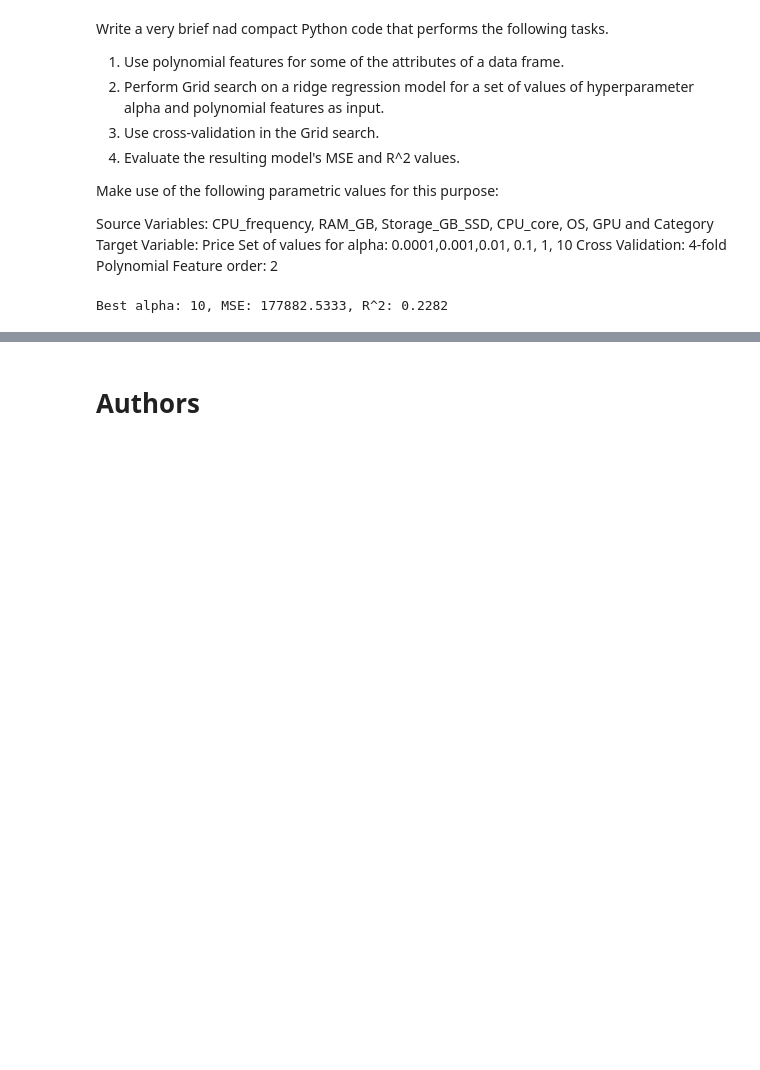
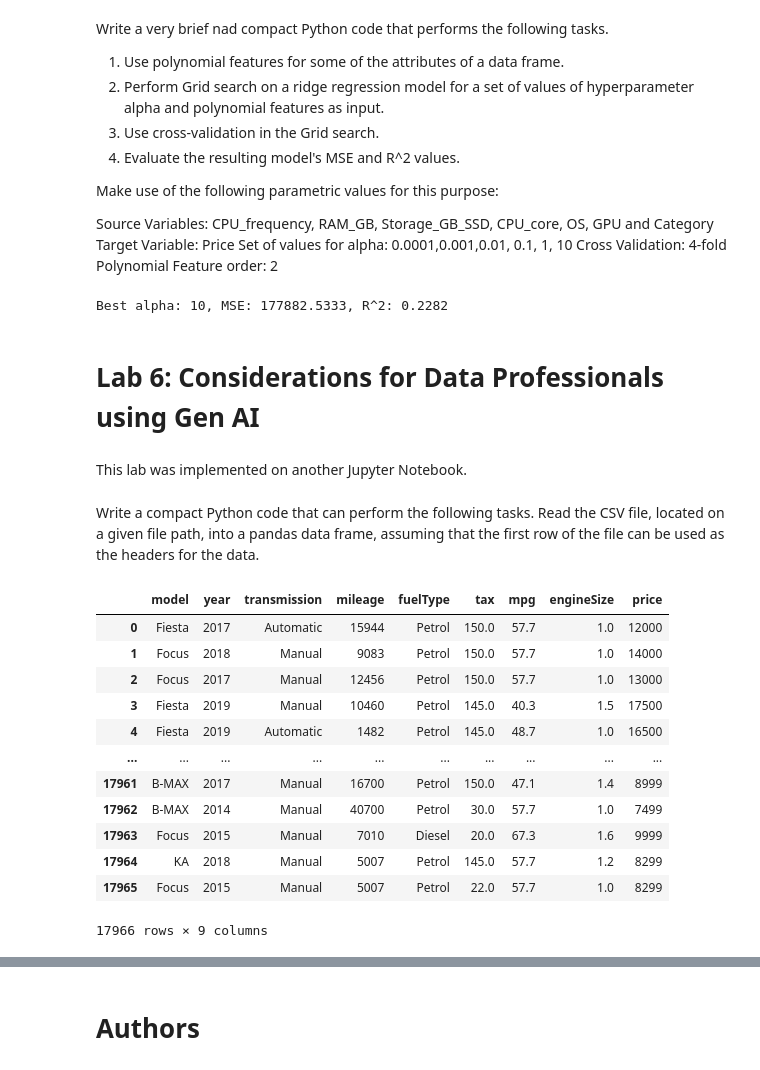
Before and after one commit to eyamrog/ibm_data_science, a Jupyter notebook: 11_Generative_AI_Test_Environment.ipynb, the cells around one changed output, grey strips where cells are left out. Cells and saved outputs as stored; diff of their text form; code cells hidden in the pictures; blank space fills up the shorter version.

```diff
--- a/11_Generative_AI_Test_Environment.ipynb
+++ b/11_Generative_AI_Test_Environment.ipynb
@@ -957,3 +957,7 @@ p = gs.predict(Xte)
 print(f"Best alpha: {gs.best_params_['ridge__alpha']}, MSE: {mean_squared_error(yte,p):.4f}, R^2: {r2_score(yte,p):.4f}")
 # %% [output]
 Best alpha: 10, MSE: 177882.5333, R^2: 0.2282
+# %% [markdown]
+# Lab 6: Considerations for Data Professionals using Gen AI
+# %% [markdown]
+This lab was implemented on another Jupyter Notebook.
@@ -959,0 +966,30 @@ Best alpha: 10, MSE: 177882.5333, R^2: 0.2282
+# %% [markdown]
+Write a compact Python code that can perform the following tasks.
+Read the CSV file, located on a given file path, into a pandas data frame, assuming that the first row of the file can be used as the headers for the data.
+# %%
+# Python
+import pandas as pd
+
+def read_csv_with_headers(path: str) -> pd.DataFrame:
+    return pd.read_csv(path, header=0)
+
+# Example:
+# df = read_csv_with_headers("path/to/file.csv")
+# print(df.head())
+
+df = read_csv_with_headers("11_Generative_AI_used_car_price_analysis.csv")
+df
+# %% [output]
+|  | model | year | transmission | mileage | fuelType | tax | mpg | engineSize | price |
+| 0 | Fiesta | 2017 | Automatic | 15944 | Petrol | 150.0 | 57.7 | 1.0 | 12000 |
+| 1 | Focus | 2018 | Manual | 9083 | Petrol | 150.0 | 57.7 | 1.0 | 14000 |
+| 2 | Focus | 2017 | Manual | 12456 | Petrol | 150.0 | 57.7 | 1.0 | 13000 |
+| 3 | Fiesta | 2019 | Manual | 10460 | Petrol | 145.0 | 40.3 | 1.5 | 17500 |
+| 4 | Fiesta | 2019 | Automatic | 1482 | Petrol | 145.0 | 48.7 | 1.0 | 16500 |
+| ... | ... | ... | ... | ... | ... | ... | ... | ... | ... |
+| 17961 | B-MAX | 2017 | Manual | 16700 | Petrol | 150.0 | 47.1 | 1.4 | 8999 |
+| 17962 | B-MAX | 2014 | Manual | 40700 | Petrol | 30.0 | 57.7 | 1.0 | 7499 |
+| 17963 | Focus | 2015 | Manual | 7010 | Diesel | 20.0 | 67.3 | 1.6 | 9999 |
+| 17964 | KA | 2018 | Manual | 5007 | Petrol | 145.0 | 57.7 | 1.2 | 8299 |
+| 17965 | Focus | 2015 | Manual | 5007 | Petrol | 22.0 | 57.7 | 1.0 | 8299 |
+17966 rows × 9 columns
```
Also changed, not shown: parts of 21 cells of this notebook, 1 other file.
